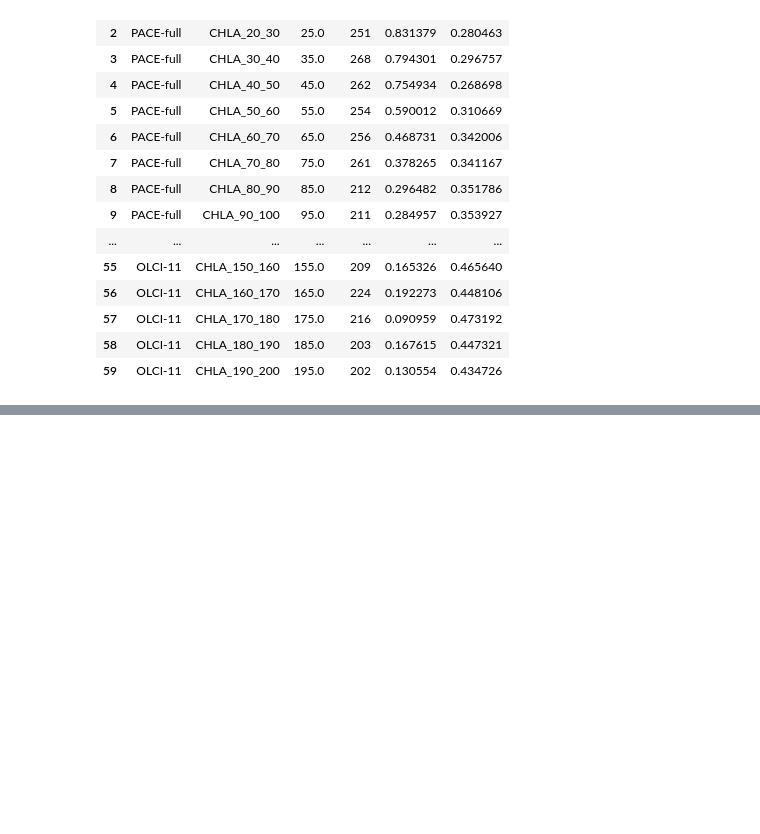
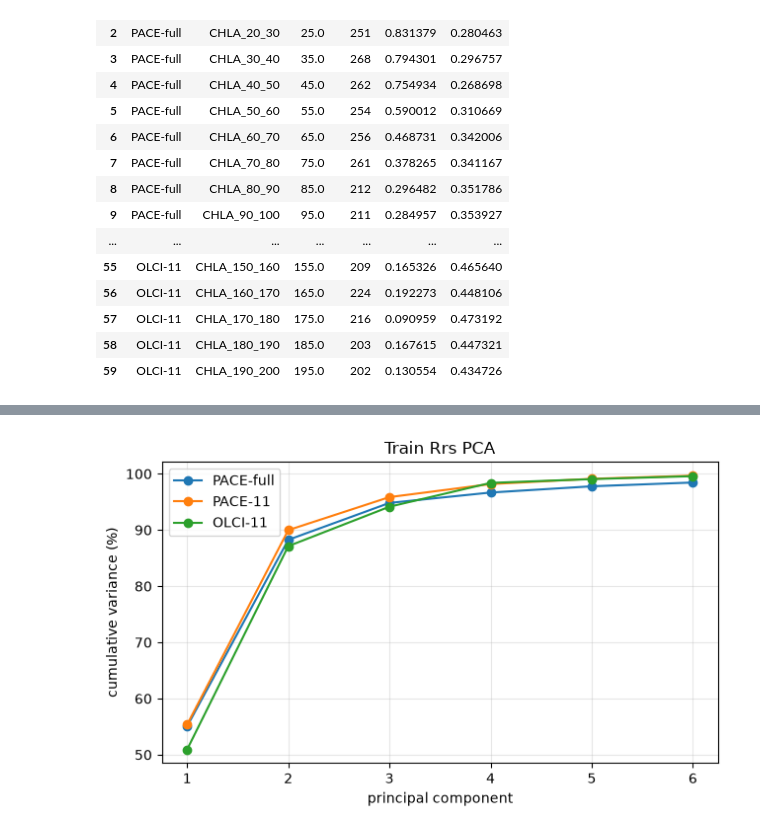
Before and after one commit to fish-pace/2026-go-bgc-hackweek, a Jupyter notebook: contributor_folders/nama/olci_l3_brt_compare.ipynb, the cells around one changed output, grey strips where cells are left out. Drawn from its saved outputs; the diff is of its cells as text; code cells hidden in the pictures; blank space fills up the shorter version.

```diff
--- a/contributor_folders/nama/olci_l3_brt_compare.ipynb
+++ b/contributor_folders/nama/olci_l3_brt_compare.ipynb
@@ -320,0 +594,83 @@ wide
+# %%
+def rrs_nm(col):
+    return float(str(col).rsplit("_", 1)[-1])
+
+
+def pca_on_train(cols, n_comp=6):
+    X = dataset.loc[train_idx, cols].to_numpy(dtype=float)
+    scaler = StandardScaler()
+    Xs = scaler.fit_transform(X)
+    n = min(n_comp, Xs.shape[1], Xs.shape[0])
+    pca = PCA(n_components=n, random_state=42).fit(Xs)
+    waves = np.array([rrs_nm(c) for c in cols])
+    return pca, scaler, waves
+
+
+pcas = {name: pca_on_train(cols) for name, cols in MODELS.items()}
+
+fig, ax = plt.subplots(figsize=(6.5, 4))
+for name, (pca, _, _) in pcas.items():
+    ax.plot(
+        np.arange(1, pca.n_components_ + 1),
+        np.cumsum(pca.explained_variance_ratio_) * 100,
+        "o-", label=name,
+    )
+ax.set_xlabel("principal component")
+ax.set_ylabel("cumulative variance (%)")
+ax.set_title("Train Rrs PCA")
+ax.legend()
+ax.grid(True, alpha=0.3)
+plt.tight_layout()
+plt.show()
+
+fig, axes = plt.subplots(1, 3, figsize=(12, 4), sharey=True)
+for ax, k in zip(axes, range(3)):
+    for name in ("OLCI-11", "PACE-11"):
+        pca, _, waves = pcas[name]
+        ax.plot(waves, pca.components_[k], "o-", ms=4, label=name)
+    ax.axhline(0, color="k", lw=0.6)
+    ax.set_title(f"PC{k+1} loadings")
+    ax.set_xlabel("wavelength (nm)")
+    ax.grid(True, alpha=0.3)
+axes[0].set_ylabel("loading (standardized Rrs)")
+axes[0].legend(fontsize=8)
+plt.tight_layout()
+plt.show()
+
+pca_f, _, waves_f = pcas["PACE-full"]
+fig, axes = plt.subplots(3, 1, figsize=(8, 7), sharex=True)
+for ax, k in zip(axes, range(3)):
+    ax.plot(waves_f, pca_f.components_[k], lw=1.2)
+    ax.axhline(0, color="k", lw=0.6)
+    ev = 100 * pca_f.explained_variance_ratio_[k]
+    ax.set_ylabel(f"PC{k+1} ({ev:.1f}%)")
+    ax.grid(True, alpha=0.3)
+axes[-1].set_xlabel("wavelength (nm)")
+axes[0].set_title("PACE-full PCA loadings")
+plt.tight_layout()
+plt.show()
+
+# PC scores vs surface log10 CHLA on test (same rows as the BRT)
+fig, axes = plt.subplots(1, 3, figsize=(12, 4), sharey=True)
+y_col = "CHLA_0_10"
+for ax, name in zip(axes, MODELS):
+    cols = MODELS[name]
+    pca, scaler, _ = pcas[name]
+    Xte, yte = xy_for_bin(dataset.loc[test_idx], y_col, cols)
+    scores = pca.transform(scaler.transform(Xte[cols]))
+    ax.scatter(scores[:, 1] if scores.shape[1] > 1 else scores[:, 0], yte, s=8, alpha=0.4)
+    pc_i = 2 if scores.shape[1] > 1 else 1
+    r = np.corrcoef(scores[:, pc_i - 1], yte)[0, 1]
+    ax.set_title(f"{name}  PC{pc_i} vs CHLA  r={r:.2f}")
+    ax.set_xlabel(f"PC{pc_i} score")
+    ax.grid(True, alpha=0.3)
+axes[0].set_ylabel("log10 CHLA (0–10 m)")
+plt.tight_layout()
+plt.show()
+
+print("explained variance ratio (first 3 PCs)")
+for name, (pca, _, _) in pcas.items():
+    ev = pca.explained_variance_ratio_[:3]
+    print(f"  {name:10s}  {ev}  cum={ev.sum():.3f}")
+# %% [output]
+[figure, added]
```
Also changed, not shown: parts of 20 cells of this notebook.
